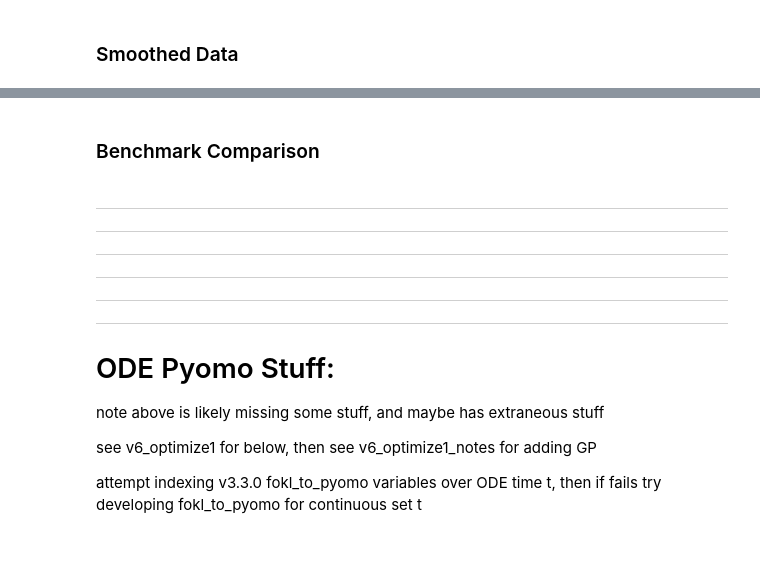
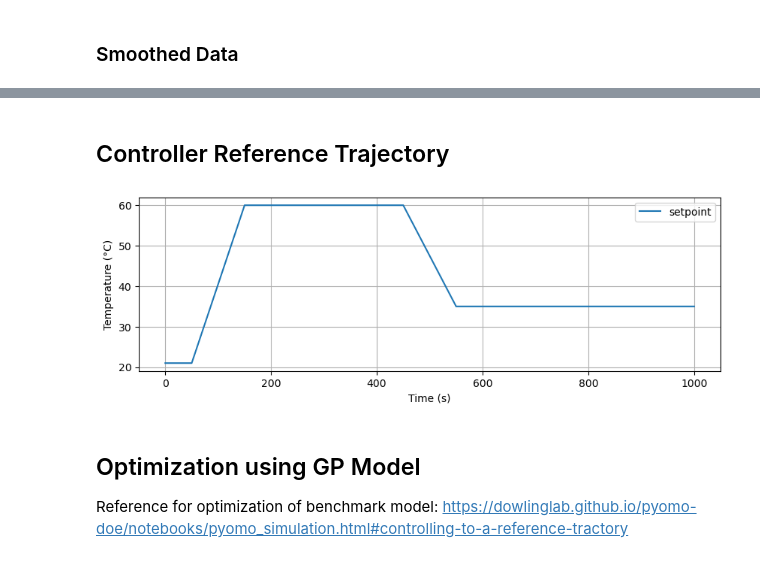
Before and after one commit to jakekrell/FoKL-GPy, a Jupyter notebook: examples/pyomo_tclab/pyomo_tclab_v6_optimize1_with_v5c2.ipynb, the cells around one changed output, grey strips where cells are left out. Drawn from its saved outputs; the diff is of its cells as text; code cells hidden in the pictures.

Commit message:
continued test dev of fokl_to_pyomo ODE

```diff
--- a/examples/pyomo_tclab/pyomo_tclab_v6_optimize1_with_v5c2.ipynb
+++ b/examples/pyomo_tclab/pyomo_tclab_v6_optimize1_with_v5c2.ipynb
@@ -159,2 +141,0 @@ soln_GP_test = solve_ivp(dy_GP_test, [tvec_test[0], tvec_test[-1]], [TS1_test_sm
-# %% [markdown]
-### Benchmark Comparison
@@ -182,15 +142,29 @@ print(f"\
-# %% [markdown]
----
----
----
----
----
----
-
-# ODE Pyomo Stuff:
-
-note above is likely missing some stuff, and maybe has extraneous stuff
-
-see v6_optimize1 for below, then see v6_optimize1_notes for adding GP
-
-attempt indexing v3.3.0 fokl_to_pyomo variables over ODE time t, then if fails try developing fokl_to_pyomo for continuous set t
+# %% [markdown]
+## Controller Reference Trajectory
+# %%
+# time grid
+tf = 1000
+dt = 2
+n = round(tf / dt)
+t_grid = np.linspace(0, 1000, n + 1)
+
+# ambient temperature
+Tamb = 21
+
+# setpoint/reference
+def r(t):
+    return np.interp(t, [0, 50, 150, 450, 550], [Tamb, Tamb, 60, 60, 35])
+
+# plot the setpoint function
+fig, ax = plt.subplots(1, 1, figsize=(10, 3))
+ax.plot(t_grid, r(t_grid), label="setpoint")
+ax.set_ylabel('Temperature (°C)')
+ax.set_xlabel("Time (s)")
+ax.legend()
+ax.grid(True)
+# %% [output]
+[figure, added]
+# %% [markdown]
+## Optimization using GP Model
+
+Reference for optimization of benchmark model: https://dowlinglab.github.io/pyomo-doe/notebooks/pyomo_simulation.html#controlling-to-a-reference-tractory
```
Also changed, not shown: parts of 19 cells of this notebook, 1 other file.
